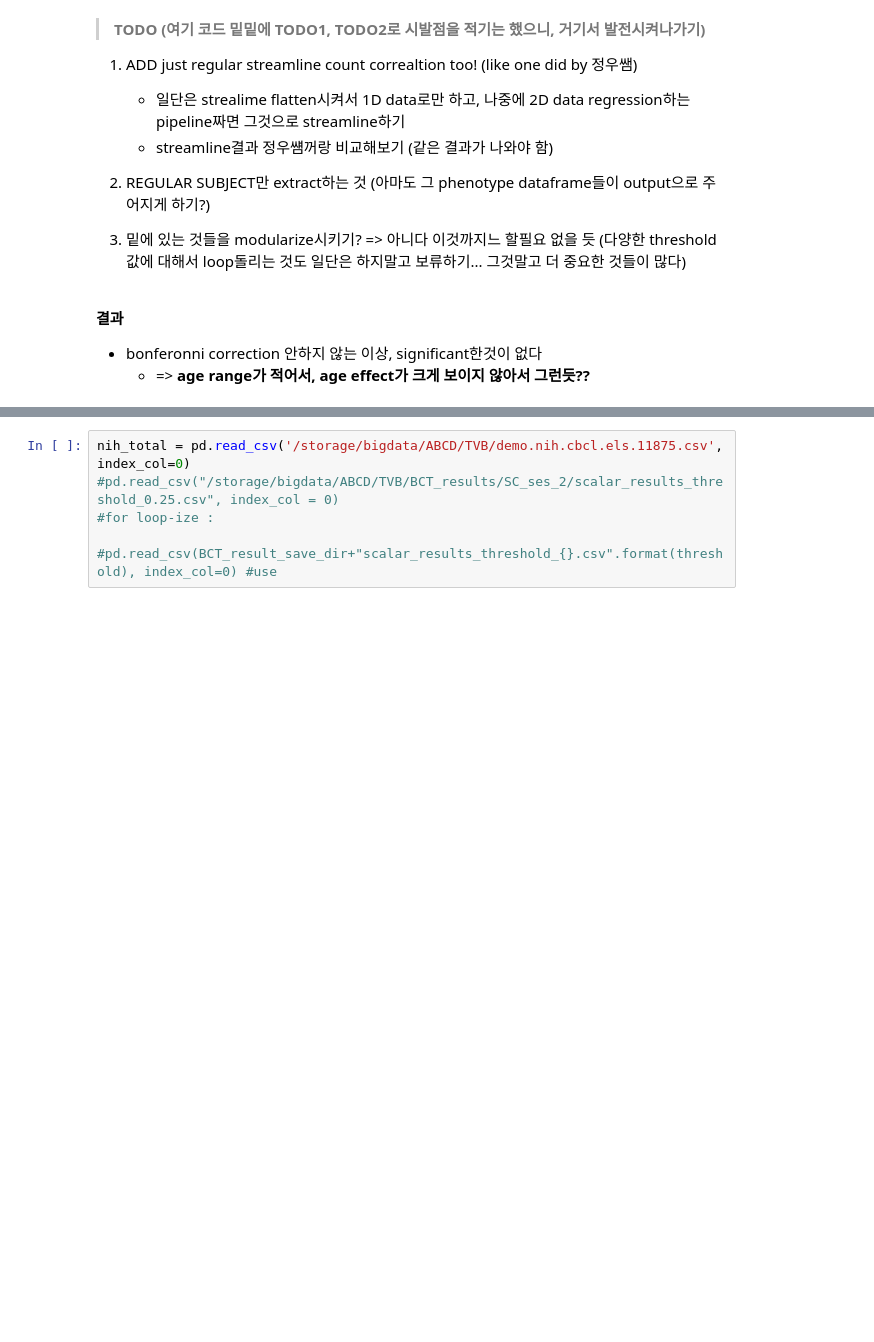
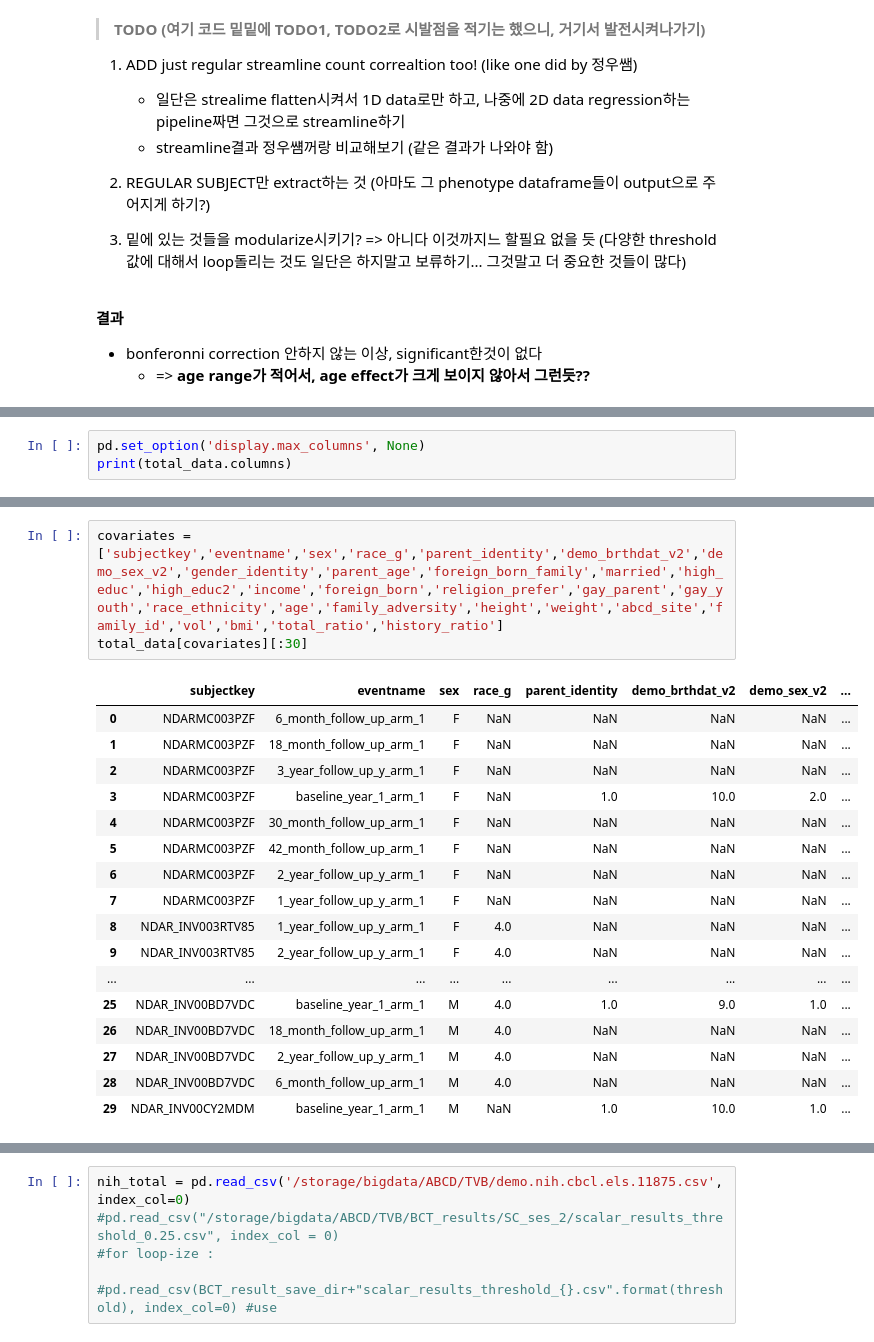
Before and after one commit to Transconnectome/TVB, a Jupyter notebook: Brain_Connectivity/TVB_version.ipynb, the cells around one changed output, grey strips where cells are left out. Saved outputs shown, nothing was run; the diff lists cells and outputs as text; blank space fills up the shorter version.

```diff
--- a/Brain_Connectivity/TVB_version.ipynb
+++ b/Brain_Connectivity/TVB_version.ipynb
@@ -490,0 +648,3 @@ ax.set_title(f'r(%) ={r_corr_sex.round(4)*100}, pv = {p_corr_sex.round(9)}',font
+# %%
+pd.set_option('display.max_columns', None)
+print(total_data.columns)
@@ -491 +678,22 @@ ax.set_title(f'r(%) ={r_corr_sex.round(4)*100}, pv = {p_corr_sex.round(9)}',font
+# %%
+covariates = ['subjectkey','eventname','sex','race_g','parent_identity','demo_brthdat_v2','demo_sex_v2','gender_identity','parent_age','foreign_born_family','married','high_educ','high_educ2','income','foreign_born','religion_prefer','gay_parent','gay_youth','race_ethnicity','age','family_adversity','height','weight','abcd_site','family_id','vol','bmi','total_ratio','history_ratio']
+total_data[covariates][:30]
+# %% [output]
+|  | subjectkey | eventname | sex | race_g | parent_identity | demo_brthdat_v2 | demo_sex_v2 | ... |
+| 0 | NDARMC003PZF | 6_month_follow_up_arm_1 | F | NaN | NaN | NaN | NaN | ... |
+| 1 | NDARMC003PZF | 18_month_follow_up_arm_1 | F | NaN | NaN | NaN | NaN | ... |
+| 2 | NDARMC003PZF | 3_year_follow_up_y_arm_1 | F | NaN | NaN | NaN | NaN | ... |
+| 3 | NDARMC003PZF | baseline_year_1_arm_1 | F | NaN | 1.0 | 10.0 | 2.0 | ... |
+| 4 | NDARMC003PZF | 30_month_follow_up_arm_1 | F | NaN | NaN | NaN | NaN | ... |
+| 5 | NDARMC003PZF | 42_month_follow_up_arm_1 | F | NaN | NaN | NaN | NaN | ... |
+| 6 | NDARMC003PZF | 2_year_follow_up_y_arm_1 | F | NaN | NaN | NaN | NaN | ... |
+| 7 | NDARMC003PZF | 1_year_follow_up_y_arm_1 | F | NaN | NaN | NaN | NaN | ... |
+| 8 | NDAR_INV003RTV85 | 1_year_follow_up_y_arm_1 | F | 4.0 | NaN | NaN | NaN | ... |
+| 9 | NDAR_INV003RTV85 | 2_year_follow_up_y_arm_1 | F | 4.0 | NaN | NaN | NaN | ... |
+| ... | ... | ... | ... | ... | ... | ... | ... | ... |
+| 25 | NDAR_INV00BD7VDC | baseline_year_1_arm_1 | M | 4.0 | 1.0 | 9.0 | 1.0 | ... |
+| 26 | NDAR_INV00BD7VDC | 18_month_follow_up_arm_1 | M | 4.0 | NaN | NaN | NaN | ... |
+| 27 | NDAR_INV00BD7VDC | 2_year_follow_up_y_arm_1 | M | 4.0 | NaN | NaN | NaN | ... |
+| 28 | NDAR_INV00BD7VDC | 6_month_follow_up_arm_1 | M | 4.0 | NaN | NaN | NaN | ... |
+| 29 | NDAR_INV00CY2MDM | baseline_year_1_arm_1 | M | NaN | 1.0 | 10.0 | 1.0 | ... |
 # %%
```
Also changed, not shown: parts of 30 cells of this notebook, 1 other file.
